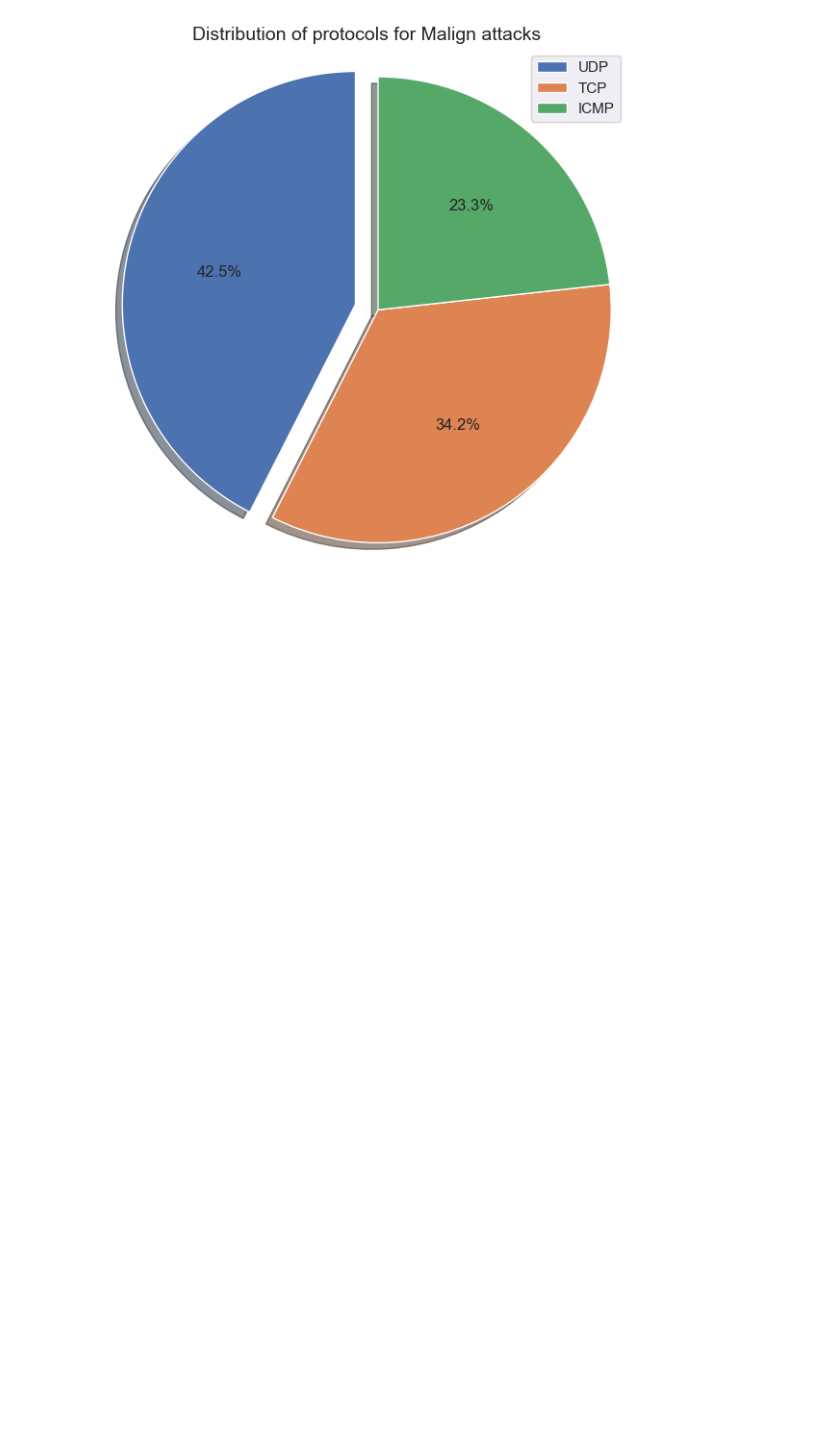
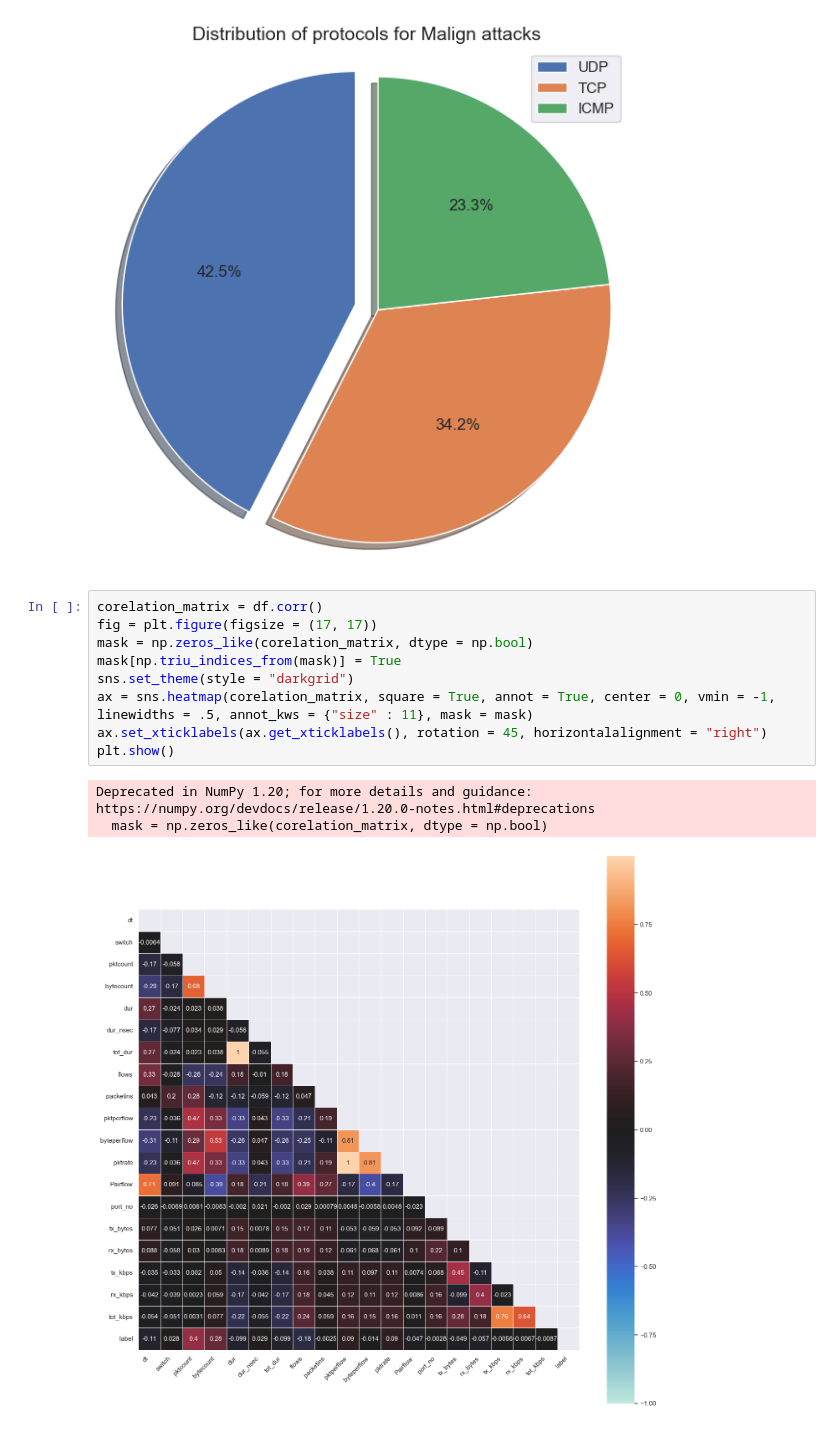
Before and after one commit to Pratham8766/DDoS-Detection-using-Machine-Learning, a Jupyter notebook: model_training_2.ipynb, the cells around one changed output. Drawn from its saved outputs; the diff is of its cells as text; blank space fills up the shorter version.

Commit message:
Corelation Matrix added

```diff
--- a/model_training_2.ipynb
+++ b/model_training_2.ipynb
@@ -325,3 +325,16 @@ plt.title("Distribution of protocols for Malign attacks", fontsize = 14)
 plt.show()
 # %% [output]
 [figure]
+# %%
+corelation_matrix = df.corr()
+fig = plt.figure(figsize = (17, 17))
+mask = np.zeros_like(corelation_matrix, dtype = np.bool)
+mask[np.triu_indices_from(mask)] = True
+sns.set_theme(style = "darkgrid")
+ax = sns.heatmap(corelation_matrix, square = True, annot = True, center = 0, vmin = -1, linewidths = .5, annot_kws = {"size" : 11}, mask = mask)
+ax.set_xticklabels(ax.get_xticklabels(), rotation = 45, horizontalalignment = "right")
+plt.show()
+# %% [output]
+Deprecated in NumPy 1.20; for more details and guidance: https://numpy.org/devdocs/release/1.20.0-notes.html#deprecations
+  mask = np.zeros_like(corelation_matrix, dtype = np.bool)
+[figure, added]
```
